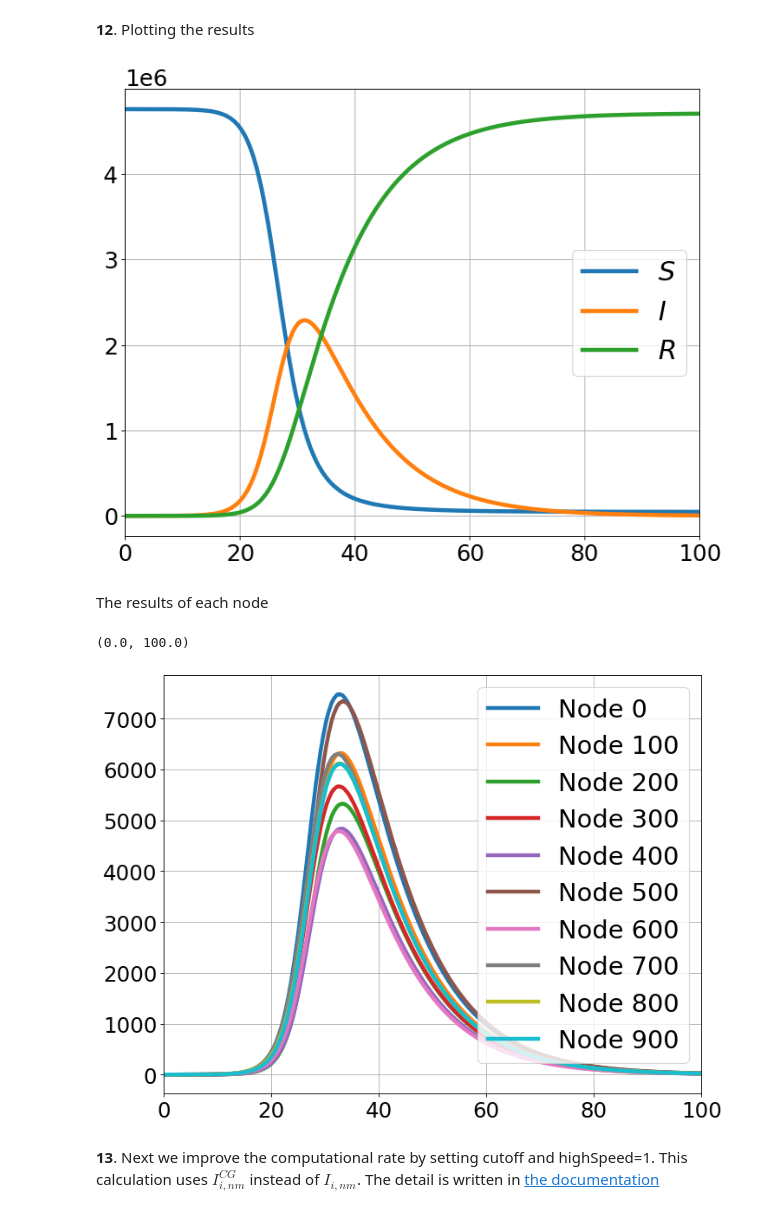
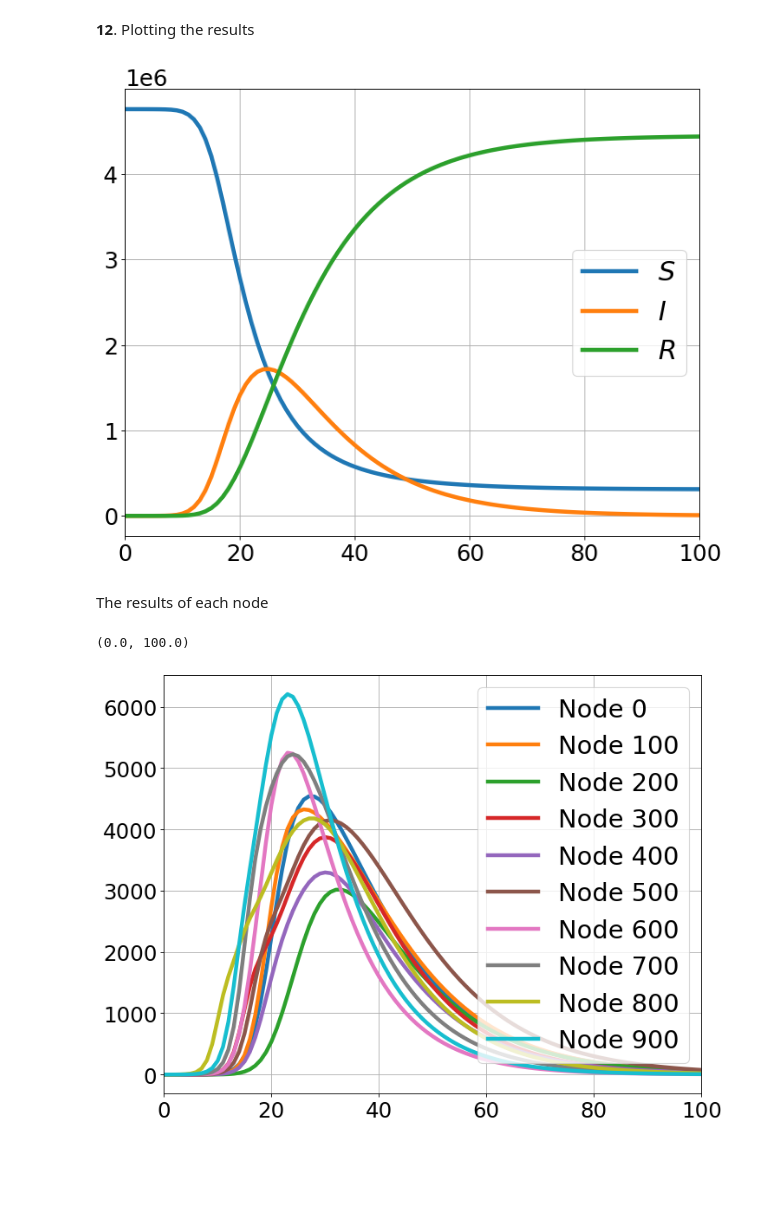
Before and after one commit to lukastk/PyRossGeo, a Jupyter notebook: examples_mft/tutorial/tutoria1-London-mft_SIR.ipynb, the cells around one changed output. Cells and saved outputs as stored; diff of their text form; code cells hidden in the pictures; blank space fills up the shorter version.

```diff
--- a/examples_mft/tutorial/tutoria1-London-mft_SIR.ipynb
+++ b/examples_mft/tutorial/tutoria1-London-mft_SIR.ipynb
@@ -363,10 +382,7 @@ CW = C # in WORK
 
 # parameter
 beta  = 0.2/24          # infection rate
-gIa   = 0.1/24          # recovery rate of asymptomatic infectives
-gIs   = 0.1/24          # recovery rate of asymptomatic infectives
-alpha = 0               # fraction of asymptomatic infectives
-fsa   = 1.0             # the self-isolation parameter
+gI    = 0.1/24          # recovery rate of infectives
 rW    = 1.0             # the interaction control in WORK
 rT    = 1.0             # the interaction control in TRANS
 trv_restriction = 0.0   # travel restriction: 1.0 means everyone stay home
@@ -382,20 +398,17 @@ min_wid = np.argsort(Nw[M])[0]
 min_rid = np.argsort(Nh[M])[0]
 #print("minimum population of Residence", min_rid)
 
-Ia_0 = np.zeros((Nnode*M))
-Is_0 = np.zeros((Nnode*M))
-Is_0[1*Nnode + 859] += 10
-#Is_0[min_wid] += 10
+I_0 = np.zeros((Nnode*M))
+I_0[1*Nnode + 859] += 10
 R_0 = np.zeros((Nnode*M))
 N_0 = np.zeros((Nnode*M))
 for alp in range(M):
     for i in range(Nnode):
         N_0[Nnode*alp + i] = Nh[alp,i]
-S_0  = N_0 - (Ia_0 + Is_0 + R_0)
+S_0  = N_0 - (I_0 + R_0)
 
 # option
 cutoff    = 1.0         # We ignore the D_{i,nm}, when D_{i,nm} is less than this number.
-highspeed = 0           # the flag of highspeed  calculation. but not accurate
 trv_restriction = 0.0   # travel restriction: 1.0 means everyone stay home
 
 # the contact matrix
@@ -415,6 +428,6 @@ Dnm = census_matrix.copy()
 dnm = distances.copy()
 
 # instantiate model
-parameters = {'alpha':alpha, 'beta':beta, 'gIa':gIa, 'gIs':gIs, 'rW':rW, 'rT':rT, 'fsa':fsa}
-model = pyrossgeo.mft.SIR(parameters, M, Nnode, Dnm, dnm, trv_restriction, cutoff)
+parameters = {'beta':beta, 'gI':gI, 'rW':rW, 'rT':rT}
+model = pyrossgeo.mft.RapidTransport(model_def, parameters, M, Nd, Dnm, dnm, Area, trv_restriction, cutoff)
 # %% [output]
@@ -429,11 +453,11 @@ Total index in all route 2465454 2.5514664867343
 # %%
 rT=1.0
 # intialize the model
-parameters = {'alpha':alpha, 'beta':beta, 'gIa':gIa, 'gIs':gIs, 'rW':rW, 'rT':rT, 'fsa':fsa}
-model.initialize(parameters, trv_restriction)
+parameters = {'beta':beta, 'gI':gI, 'rW':rW, 'rT':rT}
+#model.initialize(parameters, trv_restriction)
 
 # duration of simulation
 Tf=24*100; Nf=Tf # Maximum time step equals as Tf/Nf
 # simulate model
-data=model.simulate(S_0, Ia_0, Is_0, contactMatrix, Tf, Nf, Ti=0, highSpeed=0)
+data=model.simulate(np.concatenate((S_0, I_0)), contactMatrix, Tf, Nf, Ti=0) # Rapid
 # %% [output]
@@ -458,12 +482,10 @@ Time 2400.0
 **11**. Loading the simulated data
 # %%
 S  = []
-Ia = []
-Is = []
+I = []
 for i in range(Nnode*M):
     S.append(data.get('X')[i].flatten())
-    Ia.append(data.get('X')[i + M1].flatten())
-    Is.append(data.get('X')[i + 2*M1].flatten())
+    I.append(data.get('X')[i + M1].flatten())
 t = data['t']
 
 # In 1 dimension, the data index in age group i and node j can be expressed as i*N_{d} + j.
@@ -484,12 +506,12 @@ for i in range(Nnode):
 
 S_total = []
 I_total = []
-for i in range(len(Ia[0])):
+for i in range(len(I[0])):
     S_total.append(0.0)
     I_total.append(0.0)
 for i in range(Nnode*M):
     S_total += S[i]
-    I_total += Ia[i] + Is[i]
+    I_total += I[i]
 plt.plot(t/24, S_total, '-', label='$S$', lw=4)
 plt.plot(t/24, I_total, '-', label='$I$', lw=4)
 plt.plot(t/24, total_r - S_total - I_total, '-', label='$R$', lw=4)
@@ -510,35 +532,33 @@ for i in range(len(t)):
     f_data.write(str(t[i]/24) + ' ' + str(S_total[i]) + ' ' + str(I_total[i]) + '\n')
 f_data.close()
 # %% [output]
-[figure, old version]
+[figure, new version]
 # %% [markdown]
 The results of each node
 # %%
 fig = plt.figure(num=None, figsize=(10, 8), dpi=80, facecolor='w', edgecolor='k')
 plt.rcParams.update({'font.size': 22})
 
 In_total = []
 for i in range(Nnode):
     In_total.append(0.0)
 
 for i in range(Nnode):
     for j in range(M):
-        In_total[i] += Ia[j*M + i] + Is[j*M + i]
+        In_total[i] += I[j*M + i]
 for i in range(0,Nnode,100):
     plt.plot(t/24, In_total[i], '-', label='Node ' + str(i), lw=4)
 
 plt.legend(fontsize=26); plt.grid()
 #plt.autoscale(enable=True, axis='x', tight=True)
 
 ax=plt.subplot()
 #ax.grid(which="both")
 #ax.set_xlabel("x")
 #ax.set_ylabel("y")
 
 ax.set_xlim([0,100])
 #ax.set_ylim([0,2.0*10**1])
 # %% [output]
 (0.0, 100.0)
-[figure, old version]
+[figure, new version]
-# %% [markdown]
-**13**. Next we improve the computational rate by setting cutoff and highSpeed=1. This calculation uses $I^{CG}_{i,nm}$ instead of $I_{i,nm}$. The detail is written in [the documentation](https://github.com/lukastk/PyRossGeo/tree/master/docs/mft-model.pdf)
```
Also changed, not shown: parts of 8 cells of this notebook.
